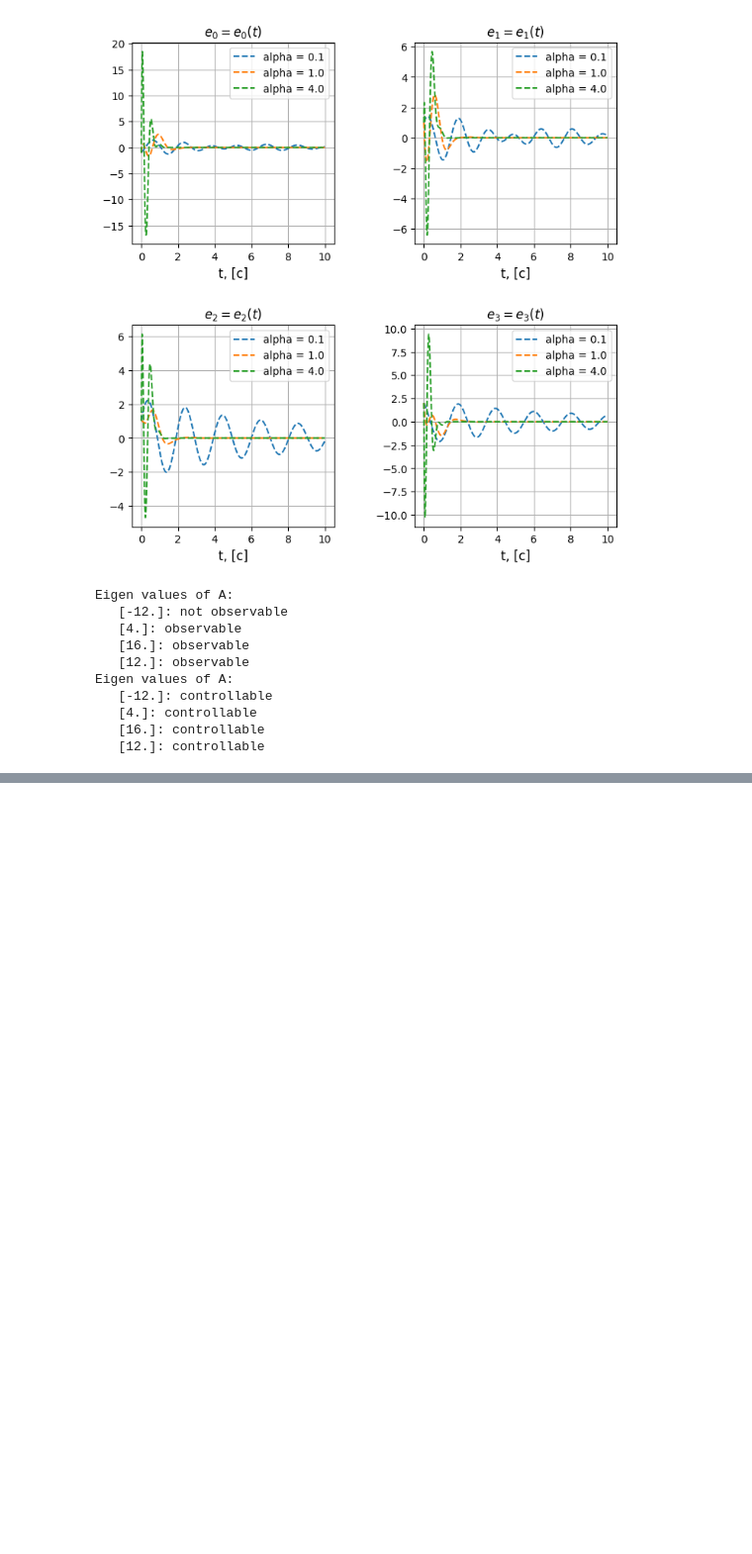
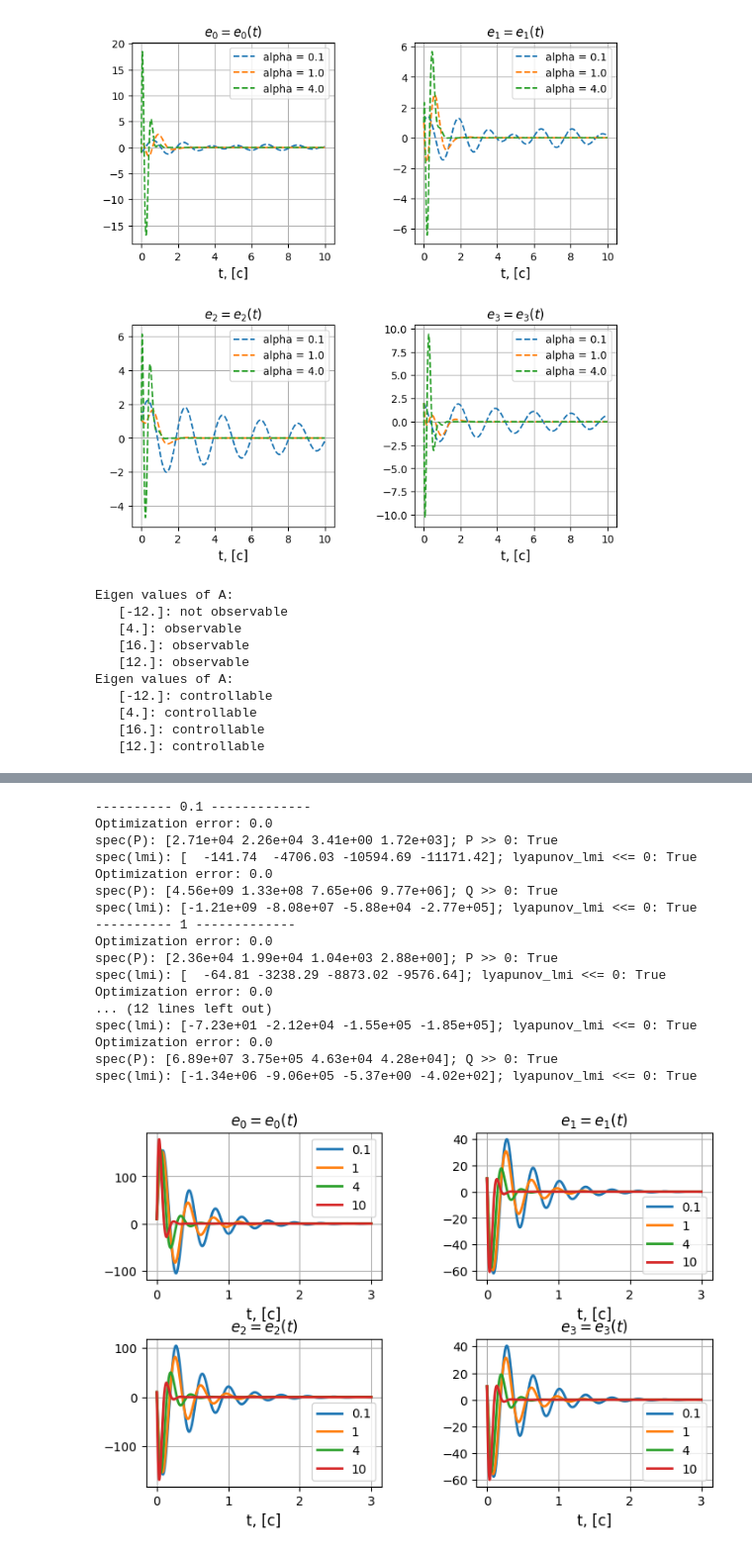
Before and after one commit to lalayants/control-theory-itmo-2023-2024, a Jupyter notebook: spring/Lab9/lab9.ipynb, the cells around one changed output, grey strips where cells are left out. Shown at 99% size. Saved outputs shown, nothing was run; the diff lists cells and outputs as text; code cells hidden in the pictures; blank space fills up the shorter version.

Commit message:
tasks done

```diff
--- a/spring/Lab9/lab9.ipynb
+++ b/spring/Lab9/lab9.ipynb
@@ -472,36 +472,27 @@ Eigen values of A:
    [16.]: controllable
    [12.]: controllable
 # %%
-def task4_plot_alpha(alpha, t_max=5):
-    K, _ = task1_get_K(task4_A, task4_B, task4_alpha)
-    L, _ = task3_get_L(task4_A, task4_C, task4_alpha)
+def task4_get_e(alpha, ts):
+    print(f'---------- {alpha} -------------')
+    K, _ = task1_get_K(task4_A, task4_B, alpha)
+    L, _ = task3_get_L(task4_A, task4_C, alpha)
     task4_new_A = np.block([[task4_A + task4_B @ K, -task4_B @ K], [np.zeros((task4_A.shape[0], K.shape[1] * 2 - task4_C.shape[1])), task4_A + L @ task4_C]])
 
     ss = control.ss(task4_new_A, task4_new_A * 0, task4_new_A * 0, task4_new_A * 0)
-
-    ts = get_t(t_max)
-    res = control.forced_response(ss, T=ts, X0=np.ones((task3_A.shape[0]*2)))
+    res = control.forced_response(ss, T=ts, X0= 10 * np.ones((task3_A.shape[0]*2)))
     x = res.states[:4]
     e = res.states[4:]
-
-    xh = x - e
-    y = task3_C @ x
-    yh = task3_C @ xh
-
-    u = K @ xh
+    return e
 
     fig, axs = plt.subplots(2, 2, figsize=(8, 5))
-    fig.suptitle(f'$\\alpha$ = {alpha}')
+    fig.suptitle(f'$\\alpha$ = {alpha}, max(e) = {np.max(e) : .1f}')
     plt.subplots_adjust(left=0.1, bottom=0.1, right=0.9, top=0.9, wspace=0.4,hspace=0.4)
     for i in range(x.shape[0]):
-        axs[i//2, i % 2].plot(ts, x[i], color='r', linewidth=4, label='system')
-        axs[i//2, i % 2].plot(ts, xh[i], '--', color='g', linewidth = 2, label='observer')
-        axs[i//2, i % 2].plot(ts, e[i], '--', color='b', linewidth = 2, label='error')
+        # axs[i//2, i % 2].plot(ts, x[i], color='r', linewidth=4, label='system')
+        # axs[i//2, i % 2].plot(ts, xh[i], '--', color='g', linewidth = 2, label='observer')
+        axs[i//2, i % 2].plot(ts, e[i], linewidth = 2, label='error')
         axs[i//2, i % 2].set_title(f'$x_{i} = x_{i}(t)$', fontsize=12)
         axs[i//2, i % 2].set_xlabel(f"t, [c]", fontsize=12)
         axs[i//2, i % 2].grid(True)
         axs[i//2, i % 2].legend()
     plt.savefig(f'{SAVE_PATH}/task4_states_{alpha}.jpg')
-# %%
-for task4_alpha in task4_alphas:
-    task4_plot_alpha(task4_alpha, 2)
@@ -529,0 +499,35 @@ spec(lmi): [-1.34e+06 -9.06e+05 -5.37e+00 -4.02e+02]; lyapunov_lmi <<= 0: True
+# %%
+fig, axs = plt.subplots(2, 2, figsize=(8, 5))
+plt.subplots_adjust(left=0.1, bottom=0.1, right=0.9, top=0.9, wspace=0.4,hspace=0.4)
+
+ts = get_t(3)
+for task4_alpha in task4_alphas:
+    es = task4_get_e(task4_alpha, ts)
+    for i in range(es.shape[0]):
+        # axs[i//2, i % 2].plot(ts, x[i], color='r', linewidth=4, label='system')
+        # axs[i//2, i % 2].plot(ts, xh[i], '--', color='g', linewidth = 2, label='observer')
+        axs[i//2, i % 2].plot(ts, es[i], linewidth = 2, label=f'{task4_alpha}')
+        axs[i//2, i % 2].set_title(f'$e_{i} = e_{i}(t)$', fontsize=12)
+        axs[i//2, i % 2].set_xlabel(f"t, [c]", fontsize=12)
+        axs[i//2, i % 2].grid(True)
+        axs[i//2, i % 2].legend()
+plt.savefig(f'{SAVE_PATH}/task4_states.jpg')
+# %% [output]
+---------- 0.1 -------------
+Optimization error: 0.0
+spec(P): [2.71e+04 2.26e+04 3.41e+00 1.72e+03]; P >> 0: True
+spec(lmi): [  -141.74  -4706.03 -10594.69 -11171.42]; lyapunov_lmi <<= 0: True
+Optimization error: 0.0
+spec(P): [4.56e+09 1.33e+08 7.65e+06 9.77e+06]; Q >> 0: True
+spec(lmi): [-1.21e+09 -8.08e+07 -5.88e+04 -2.77e+05]; lyapunov_lmi <<= 0: True
+---------- 1 -------------
+Optimization error: 0.0
+spec(P): [2.36e+04 1.99e+04 1.04e+03 2.88e+00]; P >> 0: True
+spec(lmi): [  -64.81 -3238.29 -8873.02 -9576.64]; lyapunov_lmi <<= 0: True
+Optimization error: 0.0
+... (12 lines left out)
+spec(lmi): [-7.23e+01 -2.12e+04 -1.55e+05 -1.85e+05]; lyapunov_lmi <<= 0: True
+Optimization error: 0.0
+spec(P): [6.89e+07 3.75e+05 4.63e+04 4.28e+04]; Q >> 0: True
+spec(lmi): [-1.34e+06 -9.06e+05 -5.37e+00 -4.02e+02]; lyapunov_lmi <<= 0: True
+[figure, added]
```
Also changed, not shown: parts of 1 cell of this notebook, 7 other files.
